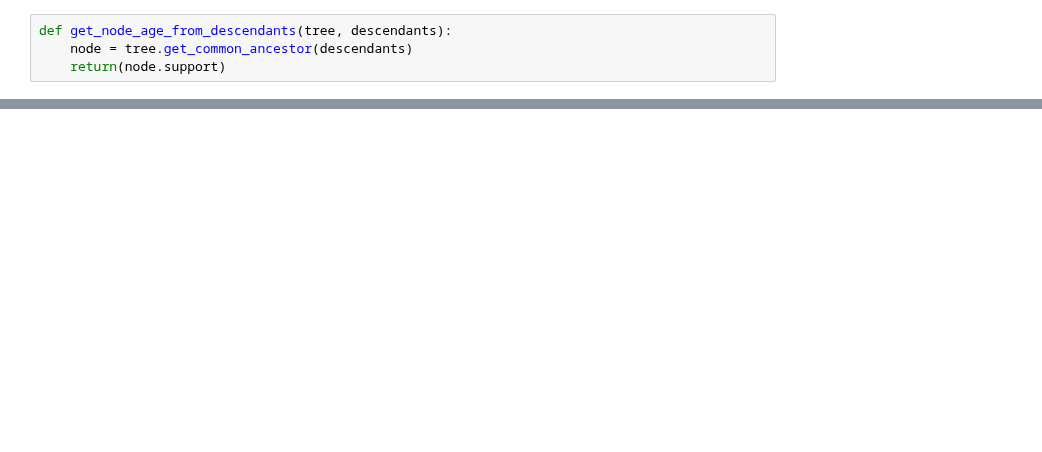
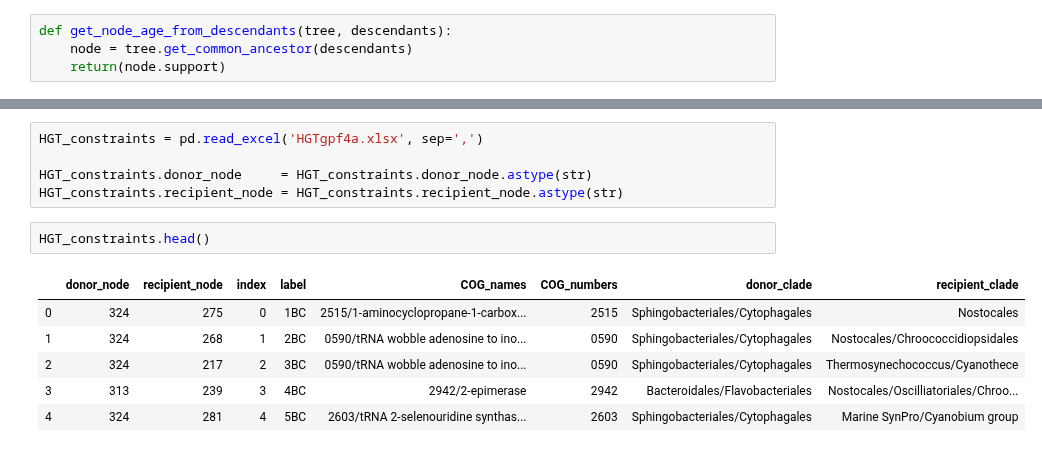
Before and after one commit to lthiberiol/jupyter_notebooks, a Jupyter notebook: kelsey/assess_constraint_compatibility_across_models.ipynb, the cells around one changed output, grey strips where cells are left out. Saved outputs shown, nothing was run; the diff lists cells and outputs as text; blank space fills up the shorter version.

```diff
--- a/kelsey/assess_constraint_compatibility_across_models.ipynb
+++ b/kelsey/assess_constraint_compatibility_across_models.ipynb
@@ -431,0 +58,14 @@ sns.kdeplot(condensed_similarities)
+# %%
+HGT_constraints = pd.read_excel('HGTgpf4a.xlsx', sep=',')
+
+HGT_constraints.donor_node     = HGT_constraints.donor_node.astype(str)
+HGT_constraints.recipient_node = HGT_constraints.recipient_node.astype(str)
+# %%
+HGT_constraints.head()
+# %% [output]
+|  | donor_node | recipient_node | index | label | COG_names | COG_numbers | donor_clade | recipient_clade |
+| 0 | 324 | 275 | 0 | 1BC | 2515/1-aminocyclopropane-1-carbox... | 2515 | Sphingobacteriales/Cytophagales | Nostocales |
+| 1 | 324 | 268 | 1 | 2BC | 0590/tRNA wobble adenosine to ino... | 0590 | Sphingobacteriales/Cytophagales | Nostocales/Chroococcidiopsidales |
+| 2 | 324 | 217 | 2 | 3BC | 0590/tRNA wobble adenosine to ino... | 0590 | Sphingobacteriales/Cytophagales | Thermosynechococcus/Cyanothece |
+| 3 | 313 | 239 | 3 | 4BC | 2942/2-epimerase | 2942 | Bacteroidales/Flavobacteriales | Nostocales/Oscilliatoriales/Chroo... |
+| 4 | 324 | 281 | 4 | 5BC | 2603/tRNA 2-selenouridine synthas... | 2603 | Sphingobacteriales/Cytophagales | Marine SynPro/Cyanobium group |
```
Also changed, not shown: parts of 46 cells of this notebook.
